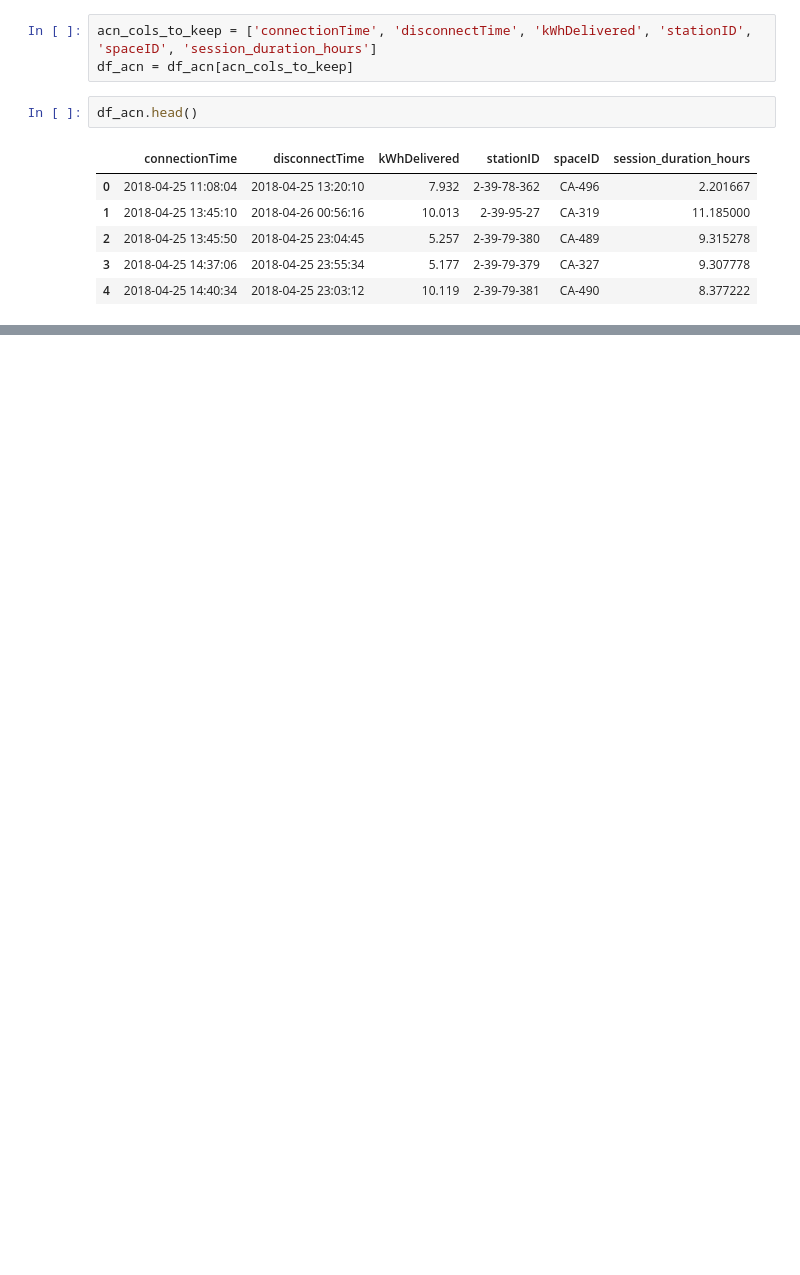
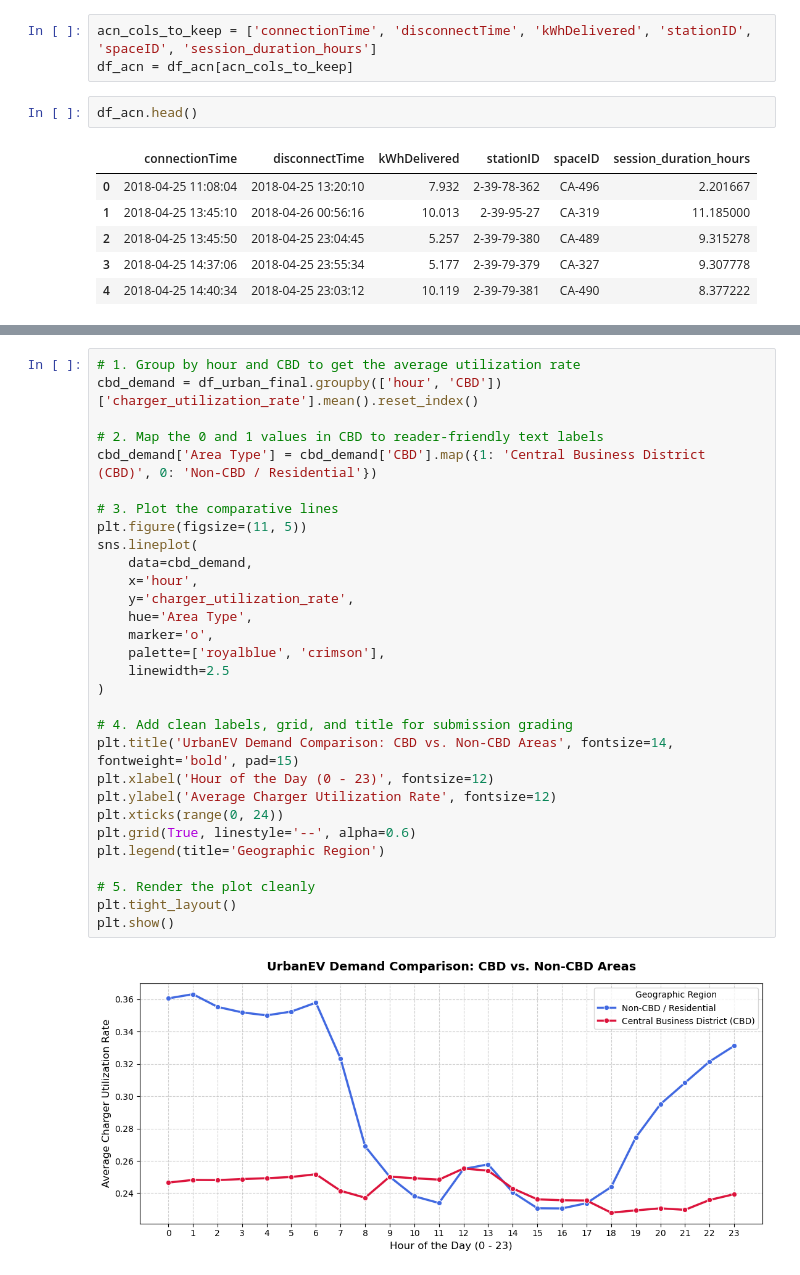
Before and after one commit to Neritya-Singh/Dynamic_Tariff_Optimization_Project, a Jupyter notebook: Project.ipynb, the cells around one changed output, grey strips where cells are left out. Cells and saved outputs as stored; diff of their text form; blank space fills up the shorter version.

```diff
--- a/Project.ipynb
+++ b/Project.ipynb
@@ -178,0 +240,32 @@ df_acn.head()
+# %%
+# 1. Group by hour and CBD to get the average utilization rate
+cbd_demand = df_urban_final.groupby(['hour', 'CBD'])['charger_utilization_rate'].mean().reset_index()
+
+# 2. Map the 0 and 1 values in CBD to reader-friendly text labels
+cbd_demand['Area Type'] = cbd_demand['CBD'].map({1: 'Central Business District (CBD)', 0: 'Non-CBD / Residential'})
+
+# 3. Plot the comparative lines
+plt.figure(figsize=(11, 5))
+sns.lineplot(
+    data=cbd_demand,
+    x='hour',
+    y='charger_utilization_rate',
+    hue='Area Type',
+    marker='o',
+    palette=['royalblue', 'crimson'],
+    linewidth=2.5
+)
+
+# 4. Add clean labels, grid, and title for submission grading
+plt.title('UrbanEV Demand Comparison: CBD vs. Non-CBD Areas', fontsize=14, fontweight='bold', pad=15)
+plt.xlabel('Hour of the Day (0 - 23)', fontsize=12)
+plt.ylabel('Average Charger Utilization Rate', fontsize=12)
+plt.xticks(range(0, 24))
+plt.grid(True, linestyle='--', alpha=0.6)
+plt.legend(title='Geographic Region')
+
+# 5. Render the plot cleanly
+plt.tight_layout()
+plt.show()
+# %% [output]
+[figure, added]
```
Also changed, not shown: parts of 5 cells of this notebook.
